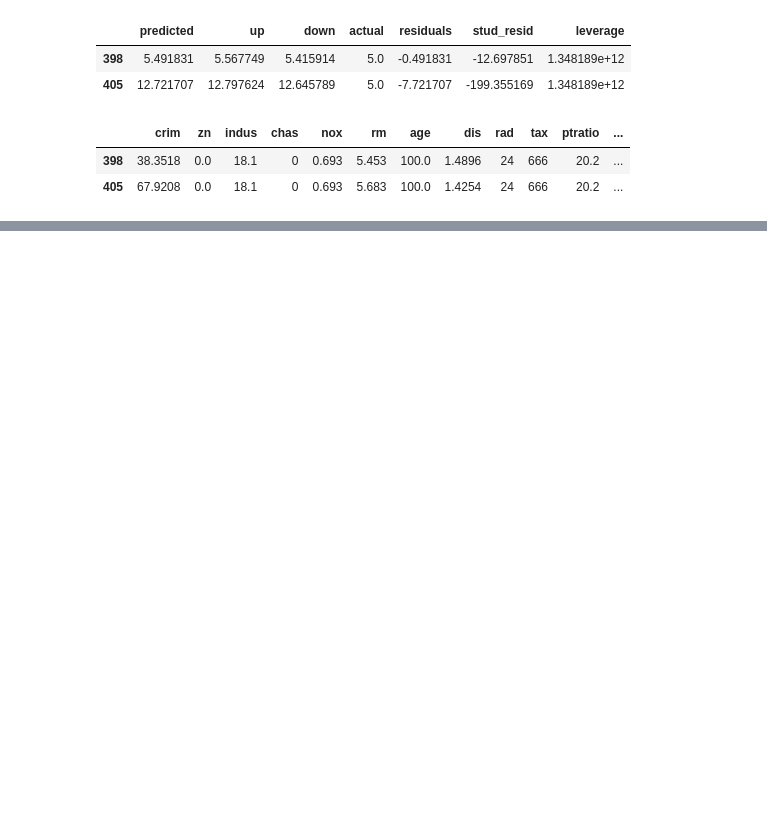
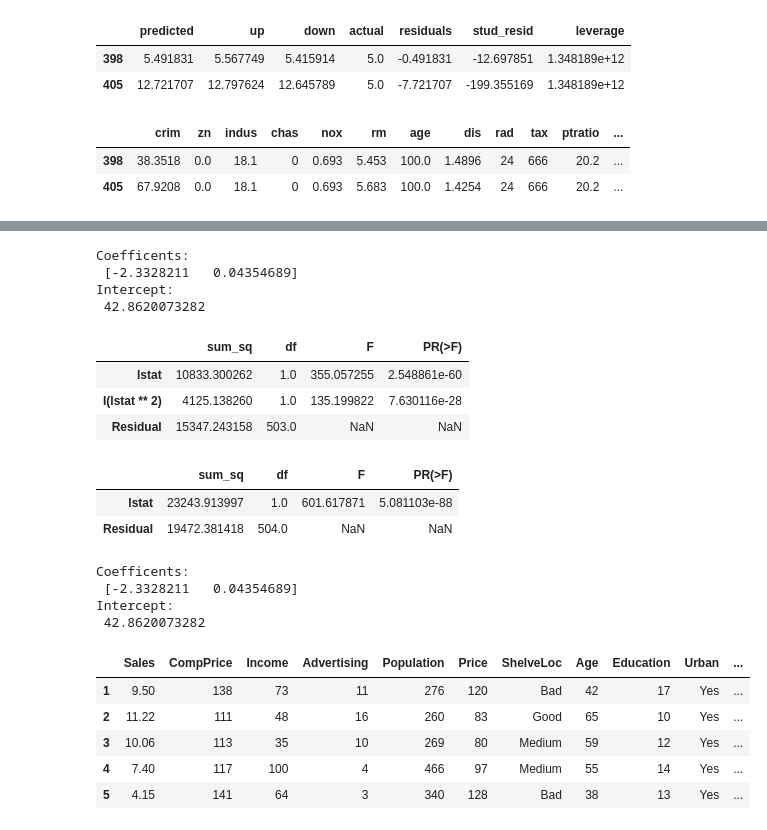
Before and after one commit to abbiepopa/intro_to_stat_learning_reading_grp, a Jupyter notebook: Chapter3.ipynb, the cells around one changed output, grey strips where cells are left out. Cells and saved outputs as stored; diff of their text form; code cells hidden in the pictures; blank space fills up the shorter version.

```diff
--- a/Chapter3.ipynb
+++ b/Chapter3.ipynb
@@ -136,0 +278,52 @@ d[d.medv == 5]
+# %%
+quad_sk = preprocessing.PolynomialFeatures(2, include_bias = False)
+x_quad_sk = quad_sk.fit_transform(np.transpose(np.matrix(d['lstat'])))
+
+quad_sk_mod = linear_model.LinearRegression()
+quad_sk_mod.fit(x_quad_sk, y)
+print('Coefficents: \n', quad_sk_mod.coef_)
+print('Intercept: \n', quad_sk_mod.intercept_)
+# %% [output]
+Coefficents:
+ [-2.3328211   0.04354689]
+Intercept:
+ 42.8620073282
+# %%
+sm.stats.anova_lm(fit_quad, typ = 2)
+# %% [output]
+|  | sum_sq | df | F | PR(>F) |
+| lstat | 10833.300262 | 1.0 | 355.057255 | 2.548861e-60 |
+| I(lstat ** 2) | 4125.138260 | 1.0 | 135.199822 | 7.630116e-28 |
+| Residual | 15347.243158 | 503.0 | NaN | NaN |
+# %%
+mod_lin = smf.ols('medv ~ lstat', data = d)
+fit_lin = mod_lin.fit()
+sm.stats.anova_lm(fit_lin, typ = 2)
+# %% [output]
+|  | sum_sq | df | F | PR(>F) |
+| lstat | 23243.913997 | 1.0 | 601.617871 | 5.081103e-88 |
+| Residual | 19472.381418 | 504.0 | NaN | NaN |
+# %%
+five_sk = preprocessing.PolynomialFeatures(5, include_bias = False)
+x_five_sk = quad_sk.fit_transform(np.transpose(np.matrix(d['lstat'])))
+
+five_sk_mod = linear_model.LinearRegression()
+five_sk_mod.fit(x_five_sk, y)
+print('Coefficents: \n', five_sk_mod.coef_)
+print('Intercept: \n', five_sk_mod.intercept_)
+# %% [output]
+Coefficents:
+ [-2.3328211   0.04354689]
+Intercept:
+ 42.8620073282
+# %%
+d2 = pd.read_csv('/Users/abbiepopa/Documents/datascience_projects/machine_learning_group/data/Carseats.csv', index_col = 0)
+
+d2.head()
+# %% [output]
+|  | Sales | CompPrice | Income | Advertising | Population | Price | ShelveLoc | Age | Education | Urban | ... |
+| 1 | 9.50 | 138 | 73 | 11 | 276 | 120 | Bad | 42 | 17 | Yes | ... |
+| 2 | 11.22 | 111 | 48 | 16 | 260 | 83 | Good | 65 | 10 | Yes | ... |
+| 3 | 10.06 | 113 | 35 | 10 | 269 | 80 | Medium | 59 | 12 | Yes | ... |
+| 4 | 7.40 | 117 | 100 | 4 | 466 | 97 | Medium | 55 | 14 | Yes | ... |
+| 5 | 4.15 | 141 | 64 | 3 | 340 | 128 | Bad | 38 | 13 | Yes | ... |
```
Also changed, not shown: parts of 32 cells of this notebook.
